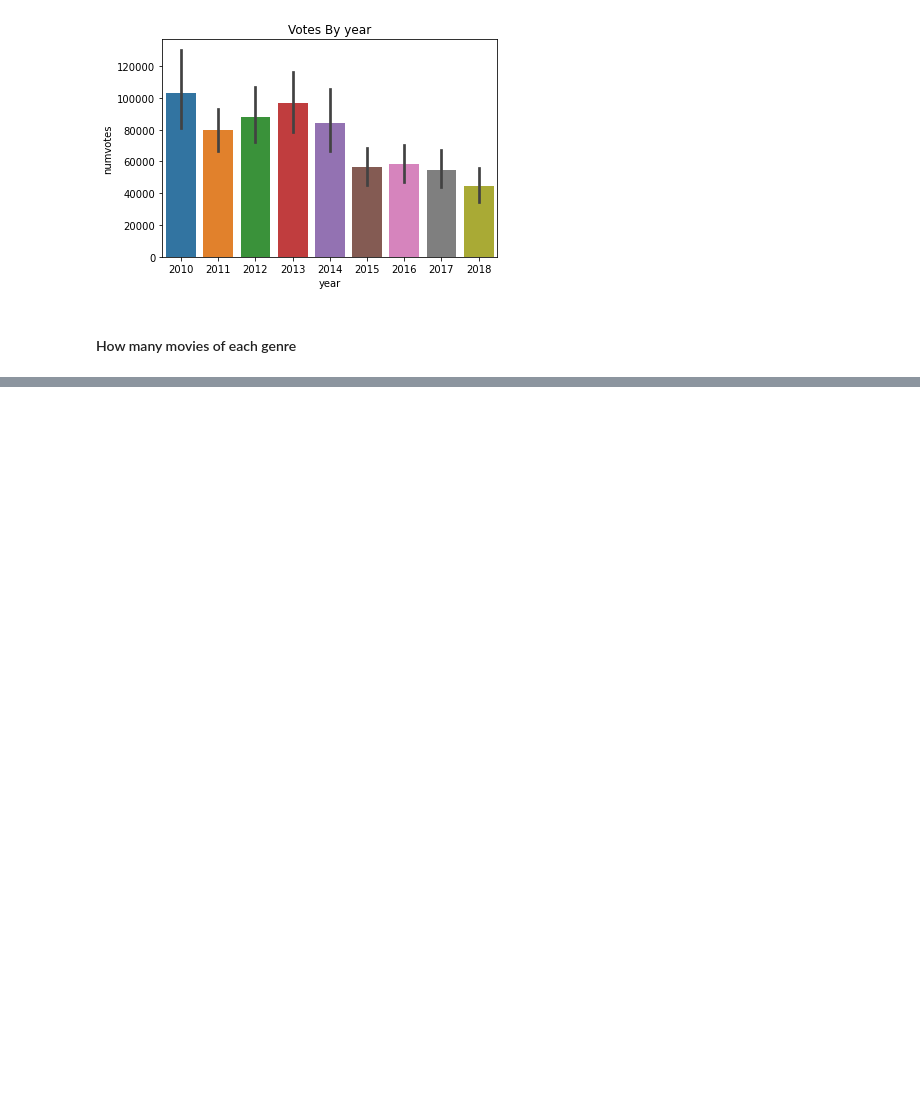
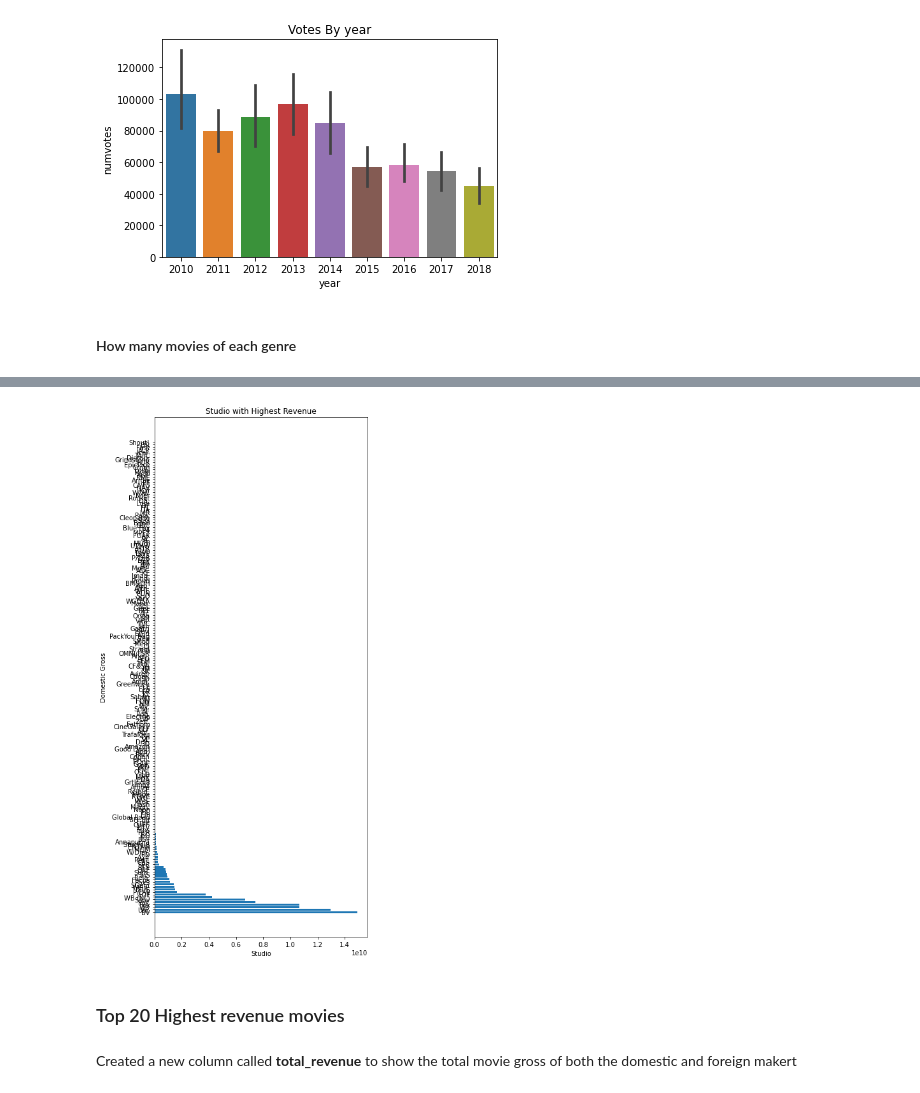
Before and after one commit to Rgmoogachiri/dsc-phase-1-project, a Jupyter notebook: student.ipynb, the cells around one changed output, grey strips where cells are left out. Saved outputs shown, nothing was run; the diff lists cells and outputs as text; code cells hidden in the pictures; blank space fills up the shorter version.

```diff
--- a/student.ipynb
+++ b/student.ipynb
@@ -858,0 +878,2 @@ plot_highest_genres(merged_df3)
+# %%
+studio_revenue = merged_df3.groupby('studio')['domestic_gross'].sum()
@@ -858,0 +896,3 @@ plot_highest_genres(merged_df3)
+# %%
+studio_revenue = studio_revenue.sort_values(ascending=False)
+studio_revenue
@@ -858,0 +913,15 @@ plot_highest_genres(merged_df3)
+# %%
+plt.figure(figsize=(6, 15))
+plt.barh(studio_revenue.index, studio_revenue.values)
+
+  # Add labels and title to the plot.
+plt.xlabel('Studio')
+plt.ylabel('Domestic Gross')
+plt.title('Studio with Highest Revenue')
+
+  # Show the plot.
+plt.show()
+# %% [output]
+[figure, added]
+# %% [markdown]
+### Top 20 Highest revenue movies
@@ -858,0 +930,2 @@ plot_highest_genres(merged_df3)
+# %% [markdown]
+Created a new column called **total_revenue** to show the total movie gross of both the domestic and foreign makert
```
Also changed, not shown: parts of 21 cells of this notebook.
